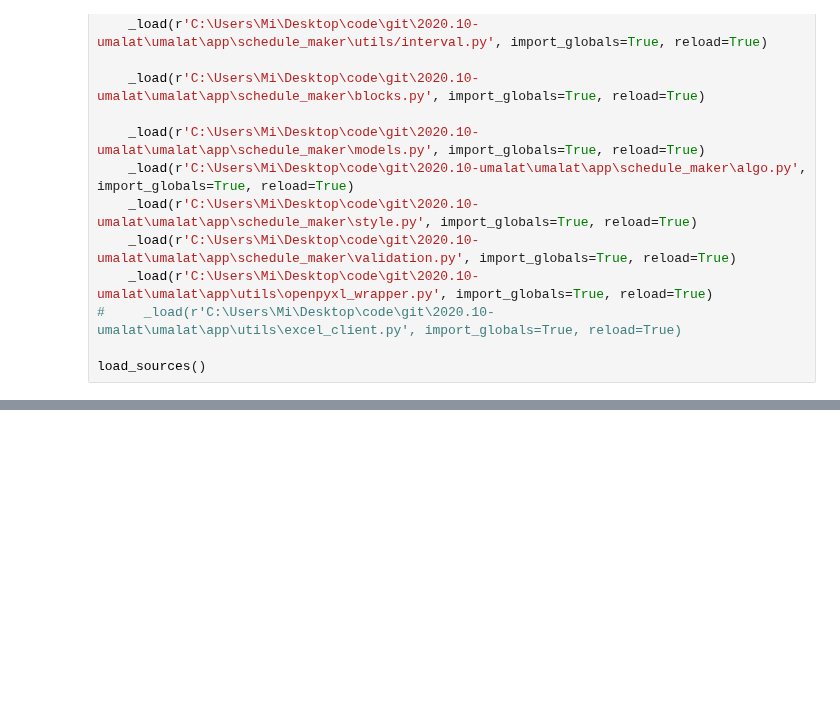
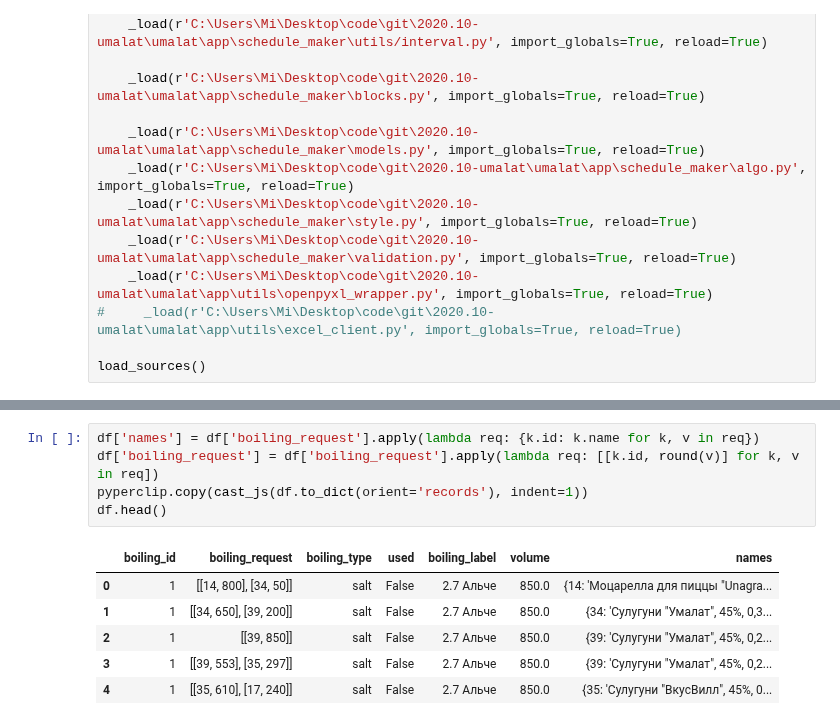
Before and after one commit to nkrokhmal/umalat, a Jupyter notebook: research/akadaner/2020.12.09 algo.ipynb, the cells around one changed output, grey strips where cells are left out. Drawn from its saved outputs; the diff is of its cells as text; blank space fills up the shorter version.

```diff
--- a/research/akadaner/2020.12.09 algo.ipynb
+++ b/research/akadaner/2020.12.09 algo.ipynb
@@ -54,0 +196,12 @@ pyperclip.copy(draw_print(root, visible_only=False))
+# %%
+df['names'] = df['boiling_request'].apply(lambda req: {k.id: k.name for k, v in req})
+df['boiling_request'] = df['boiling_request'].apply(lambda req: [[k.id, round(v)] for k, v in req])
+pyperclip.copy(cast_js(df.to_dict(orient='records'), indent=1))
+df.head()
+# %% [output]
+|  | boiling_id | boiling_request | boiling_type | used | boiling_label | volume | names |
+| 0 | 1 | [[14, 800], [34, 50]] | salt | False | 2.7 Альче | 850.0 | {14: 'Моцарелла для пиццы "Unagra... |
+| 1 | 1 | [[34, 650], [39, 200]] | salt | False | 2.7 Альче | 850.0 | {34: 'Сулугуни "Умалат", 45%, 0,3... |
+| 2 | 1 | [[39, 850]] | salt | False | 2.7 Альче | 850.0 | {39: 'Сулугуни "Умалат", 45%, 0,2... |
+| 3 | 1 | [[39, 553], [35, 297]] | salt | False | 2.7 Альче | 850.0 | {39: 'Сулугуни "Умалат", 45%, 0,2... |
+| 4 | 1 | [[35, 610], [17, 240]] | salt | False | 2.7 Альче | 850.0 | {35: 'Сулугуни "ВкусВилл", 45%, 0... |
```
Also changed, not shown: parts of 16 cells of this notebook, 8 other files.
